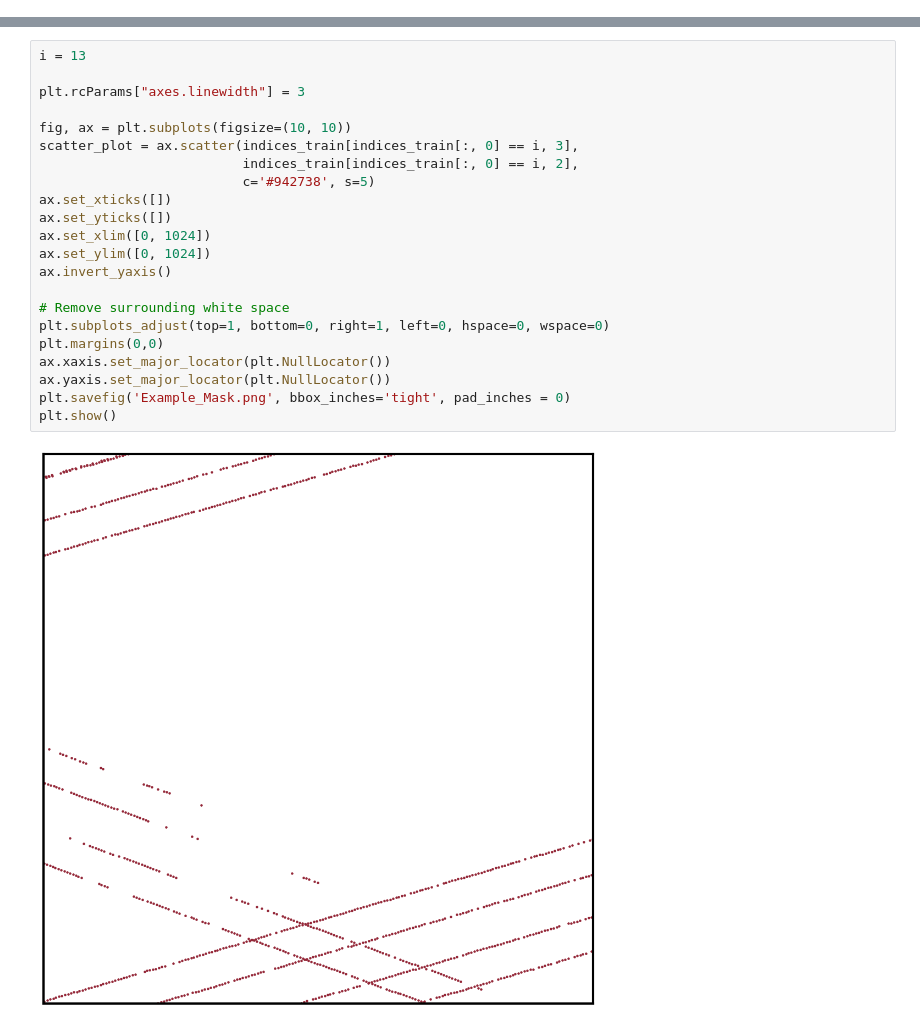
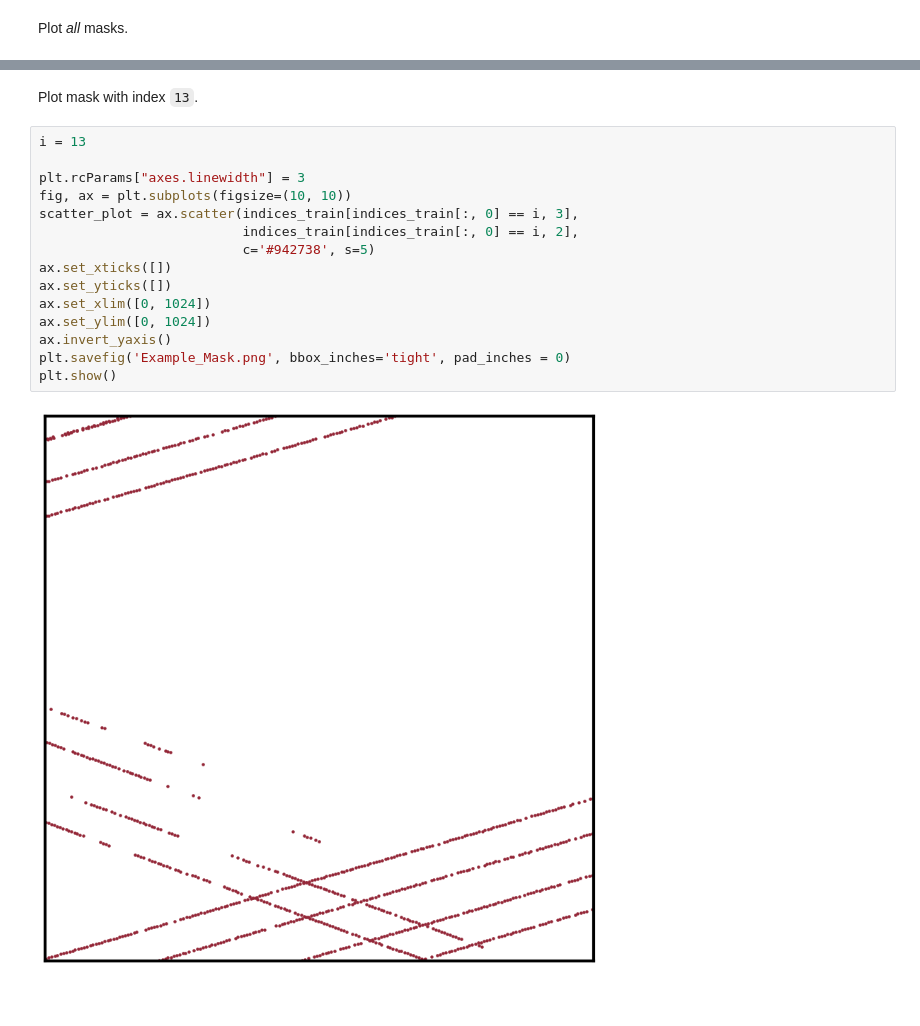
Before and after one commit to SvenLigensa/da2-casestudy, a Jupyter notebook: 1_DataExploration/1_1_PlotMasks.ipynb, the cells around one changed output, grey strips where cells are left out. Cells and saved outputs as stored; diff of their text form; blank space fills up the shorter version.

```diff
--- a/1_DataExploration/1_1_PlotMasks.ipynb
+++ b/1_DataExploration/1_1_PlotMasks.ipynb
@@ -49,28 +32,25 @@ def plot_masks(array: np.ndarray, num_rows: int, num_cols: int, fig_size_factor=
+# %% [markdown]
+Plot *all* masks.
 # %%
 plot_masks(masks, 8, 5, 40, out_file='Masks.png')
 # %% [output]
 [figure]
+# %% [markdown]
+Plot mask with index `13`.
 # %%
 i = 13
 
 plt.rcParams["axes.linewidth"] = 3
-
 fig, ax = plt.subplots(figsize=(10, 10))
 scatter_plot = ax.scatter(indices_train[indices_train[:, 0] == i, 3],
                           indices_train[indices_train[:, 0] == i, 2],
                           c='#942738', s=5)
 ax.set_xticks([])
 ax.set_yticks([])
 ax.set_xlim([0, 1024])
 ax.set_ylim([0, 1024])
 ax.invert_yaxis()
-
-# Remove surrounding white space
-plt.subplots_adjust(top=1, bottom=0, right=1, left=0, hspace=0, wspace=0)
-plt.margins(0,0)
-ax.xaxis.set_major_locator(plt.NullLocator())
-ax.yaxis.set_major_locator(plt.NullLocator())
 plt.savefig('Example_Mask.png', bbox_inches='tight', pad_inches = 0)
 plt.show()
 # %% [output]
-[figure, old version]
+[figure, new version]
```
Also changed, not shown: parts of 6 cells of this notebook, 26 other files.
